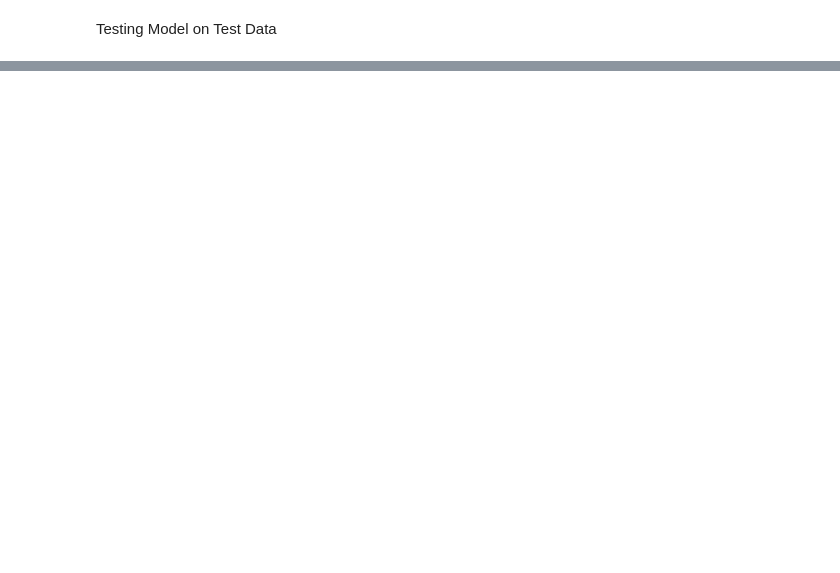
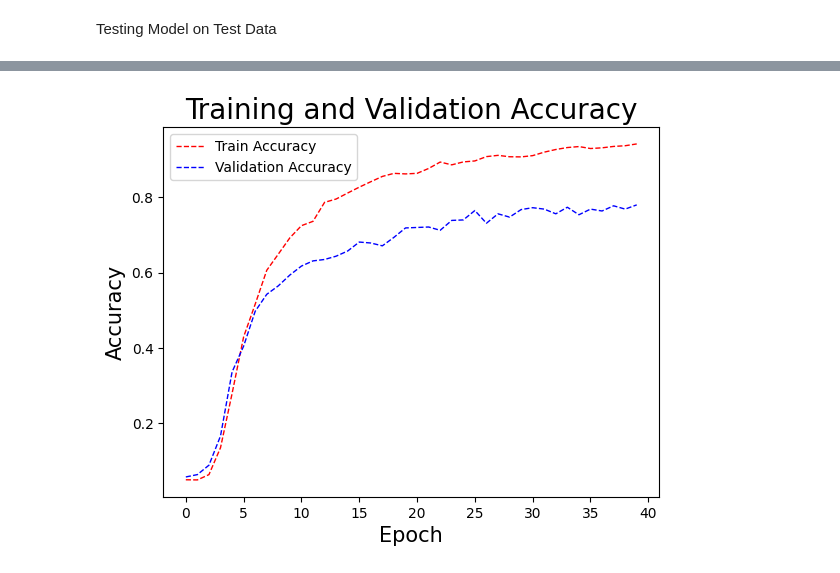
Before and after one commit to elskow/hanacaraka-classifier, a Jupyter notebook: prototype/train_on_roboflow_dataset_custom_model.ipynb, the cells around one changed output, grey strips where cells are left out. Cells and saved outputs as stored; diff of their text form; code cells hidden in the pictures; blank space fills up the shorter version.

```diff
--- a/prototype/train_on_roboflow_dataset_custom_model.ipynb
+++ b/prototype/train_on_roboflow_dataset_custom_model.ipynb
@@ -466,0 +495,11 @@ test(model, test_loader)
+# %%
+if hist_train:
+    plt.plot(train_acc, label='Train Accuracy', color='red', linestyle='dashed', linewidth=1)
+    plt.plot(val_acc, label='Validation Accuracy', color='blue', linestyle='dashed', linewidth=1)
+    plt.title('Training and Validation Accuracy', fontsize=20)
+    plt.xlabel('Epoch', fontsize=15)
+    plt.ylabel('Accuracy', fontsize=15)
+    plt.legend()
+    plt.show()
+# %% [output]
+[figure, added]
```
Also changed, not shown: parts of 12 cells of this notebook.
